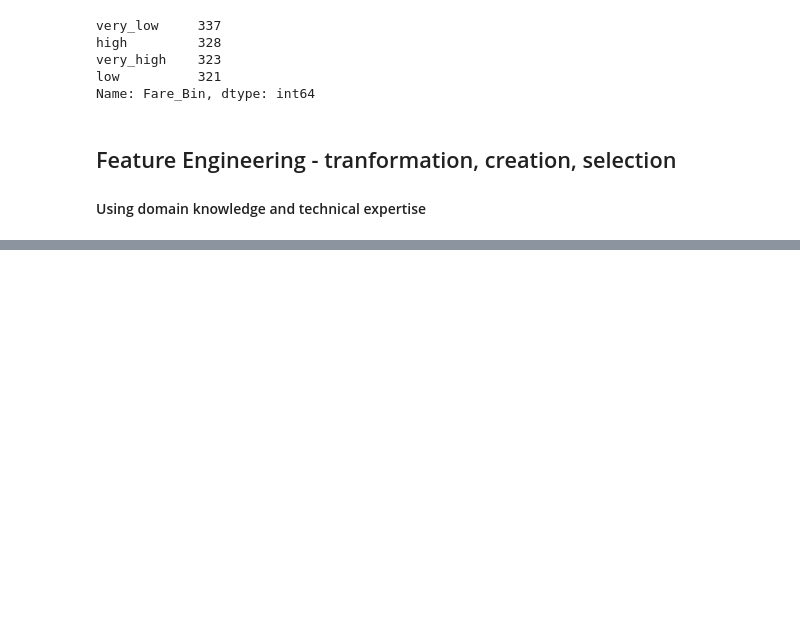
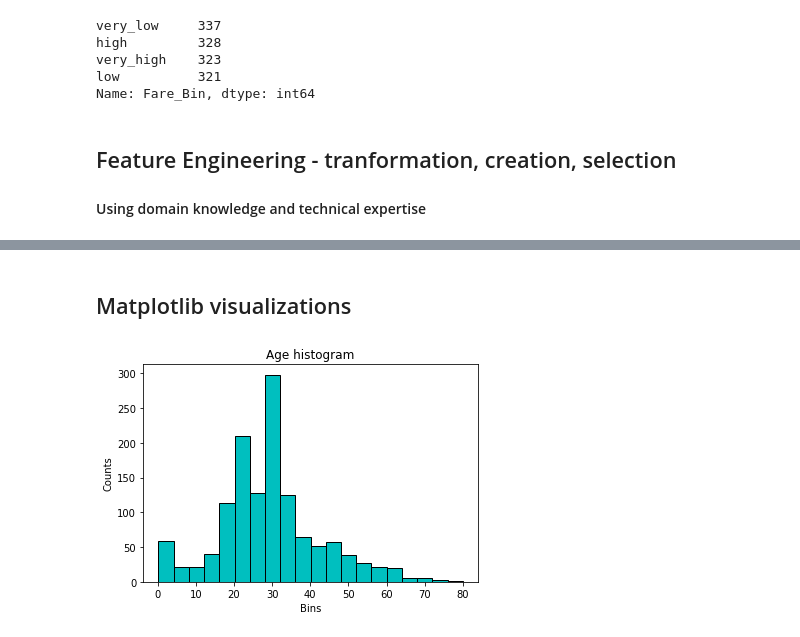
Before and after one commit to vasuag29/Titanic-dataset-experimentation, a Jupyter notebook: Titanic_Exploration.ipynb, the cells around one changed output, grey strips where cells are left out. Cells and saved outputs as stored; diff of their text form; code cells hidden in the pictures; blank space fills up the shorter version.

Commit message:
Data preprocessing phase complete

```diff
--- a/Titanic_Exploration.ipynb
+++ b/Titanic_Exploration.ipynb
@@ -758,0 +918,3 @@ Name: Fare_Bin, dtype: int64
+# %%
+# One-hot encoding
+df = pd.get_dummies(df, columns=['Deck', 'Pclass', 'Title', 'Fare_Bin', 'Embarked', 'AgeState'])
@@ -758,0 +943,7 @@ Name: Fare_Bin, dtype: int64
+# %%
+# Drop columns
+df.drop(['Cabin', 'Name', 'Ticket', 'Parch', 'SibSp', 'Sex'], axis=1, inplace=True)
+# %%
+columns = [column for column in df.columns if column != 'Survived']
+columns = ['Survived'] + columns
+df = df[columns]
@@ -758,0 +976,6 @@ Name: Fare_Bin, dtype: int64
+# %%
+# Train data
+df.loc[df.Survived != -888].to_csv('train_processed.csv', index=False)
+# Test data
+columns = [column for column in df.columns if column != 'Survived']
+df.loc[df.Survived == -888, columns].to_csv('test_processed.csv', index=False)
@@ -758,0 +1085,2 @@ Name: Fare_Bin, dtype: int64
+# %% [markdown]
+## Matplotlib visualizations
@@ -758,0 +1090,9 @@ Name: Fare_Bin, dtype: int64
+# %%
+f, ax = plt.subplots()
+ax.hist(df.Age, bins=20, color='c', edgecolor='black')
+ax.set_title('Age histogram')
+ax.set_xlabel('Bins')
+ax.set_ylabel('Counts')
+plt.show()
+# %% [output]
+[figure, added]
```
Also changed, not shown: parts of 42 cells of this notebook.
